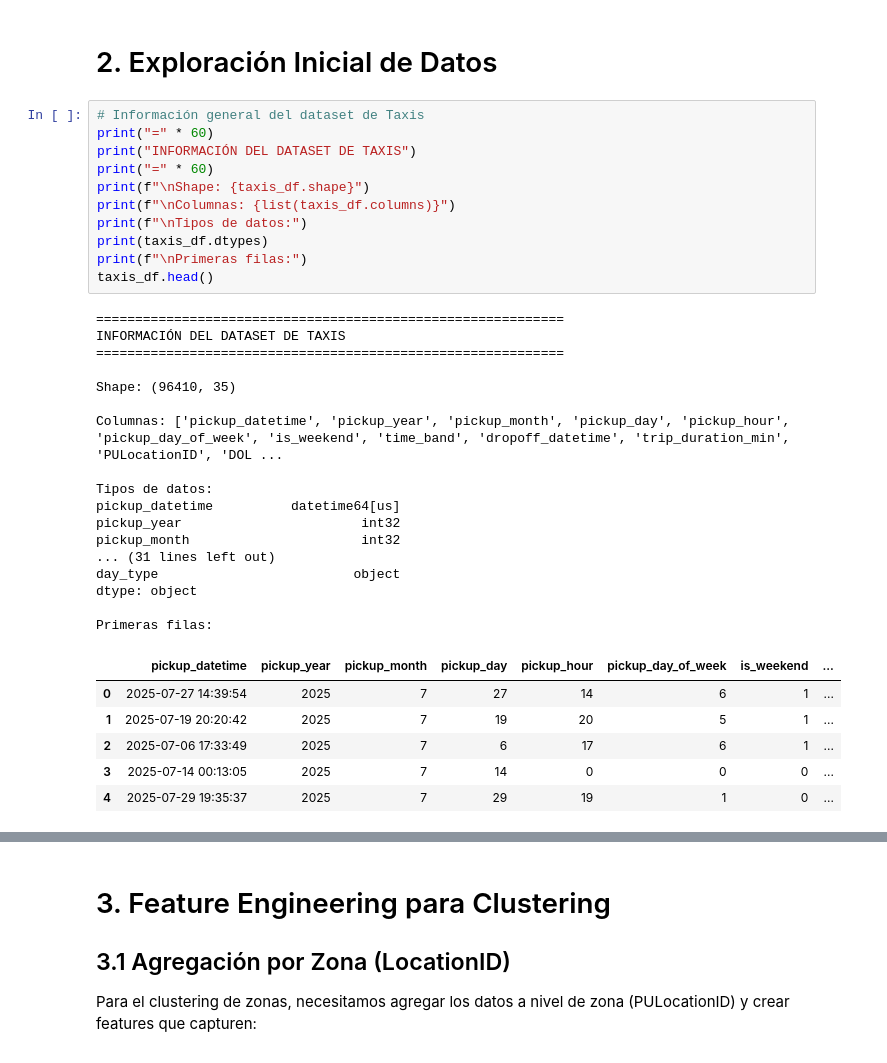
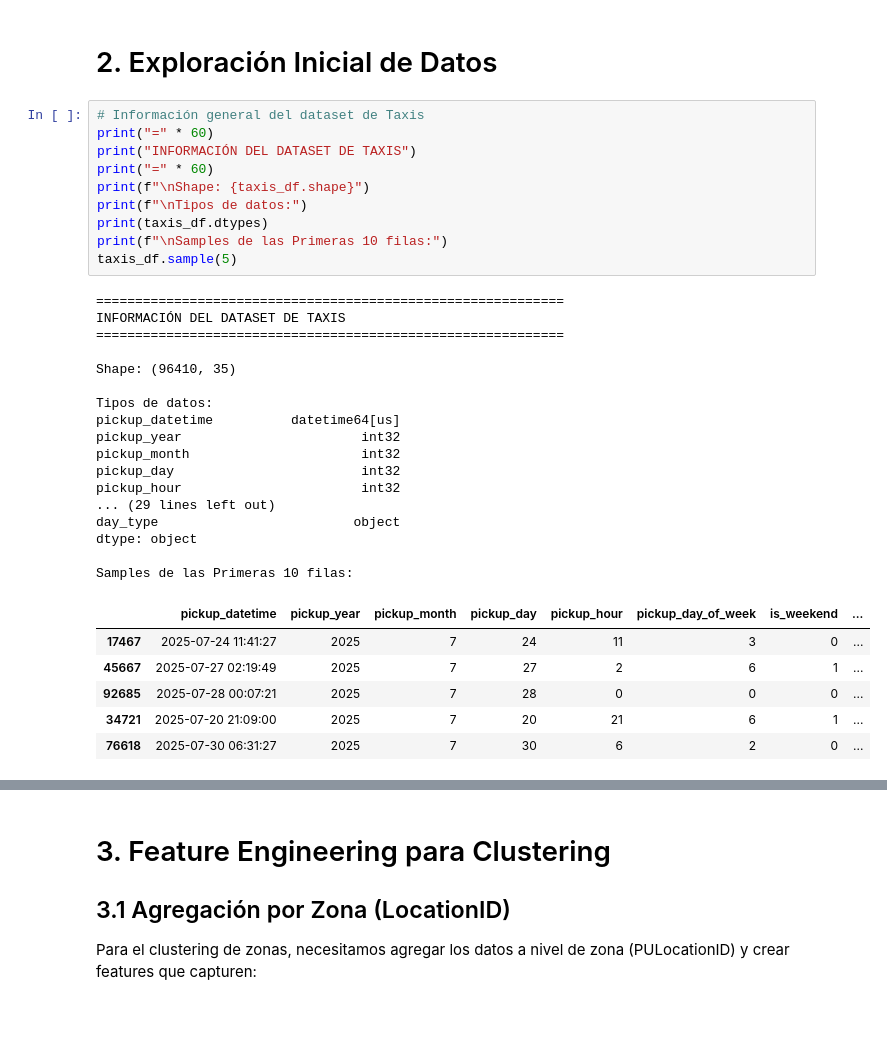
Before and after one commit to secarvallo/MLY0100, a Jupyter notebook: ML-ET/crisp-dm/03_data_preparation.ipynb, the cells around one changed output, grey strips where cells are left out. Drawn from its saved outputs; the diff is of its cells as text; blank space fills up the shorter version.

```diff
--- a/ML-ET/crisp-dm/03_data_preparation.ipynb
+++ b/ML-ET/crisp-dm/03_data_preparation.ipynb
@@ -128,38 +123,37 @@ DATASETS CARGADOS EXITOSAMENTE
 # %%
 # Información general del dataset de Taxis
 print("=" * 60)
 print("INFORMACIÓN DEL DATASET DE TAXIS")
 print("=" * 60)
 print(f"\nShape: {taxis_df.shape}")
-print(f"\nColumnas: {list(taxis_df.columns)}")
 print(f"\nTipos de datos:")
 print(taxis_df.dtypes)
-print(f"\nPrimeras filas:")
-taxis_df.head()
+print(f"\nSamples de las Primeras 10 filas:")
+taxis_df.sample(5)
 # %% [output]
 ============================================================
 INFORMACIÓN DEL DATASET DE TAXIS
 ============================================================
 
 Shape: (96410, 35)
 
-Columnas: ['pickup_datetime', 'pickup_year', 'pickup_month', 'pickup_day', 'pickup_hour', 'pickup_day_of_week', 'is_weekend', 'time_band', 'dropoff_datetime', 'trip_duration_min', 'PULocationID', 'DOL ...
-
 Tipos de datos:
 pickup_datetime          datetime64[us]
 pickup_year                       int32
 pickup_month                      int32
-... (31 lines left out)
+pickup_day                        int32
+pickup_hour                       int32
+... (29 lines left out)
 day_type                         object
 dtype: object
 
-Primeras filas:
+Samples de las Primeras 10 filas:
 |  | pickup_datetime | pickup_year | pickup_month | pickup_day | pickup_hour | pickup_day_of_week | is_weekend | ... |
-| 0 | 2025-07-27 14:39:54 | 2025 | 7 | 27 | 14 | 6 | 1 | ... |
-| 1 | 2025-07-19 20:20:42 | 2025 | 7 | 19 | 20 | 5 | 1 | ... |
-| 2 | 2025-07-06 17:33:49 | 2025 | 7 | 6 | 17 | 6 | 1 | ... |
-| 3 | 2025-07-14 00:13:05 | 2025 | 7 | 14 | 0 | 0 | 0 | ... |
-| 4 | 2025-07-29 19:35:37 | 2025 | 7 | 29 | 19 | 1 | 0 | ... |
+| 17467 | 2025-07-24 11:41:27 | 2025 | 7 | 24 | 11 | 3 | 0 | ... |
+| 45667 | 2025-07-27 02:19:49 | 2025 | 7 | 27 | 2 | 6 | 1 | ... |
+| 92685 | 2025-07-28 00:07:21 | 2025 | 7 | 28 | 0 | 0 | 0 | ... |
+| 34721 | 2025-07-20 21:09:00 | 2025 | 7 | 20 | 21 | 6 | 1 | ... |
+| 76618 | 2025-07-30 06:31:27 | 2025 | 7 | 30 | 6 | 2 | 0 | ... |
 # %%
 # Análisis de valores nulos
 print("=" * 60)
```
Also changed, not shown: parts of 49 cells of this notebook.
